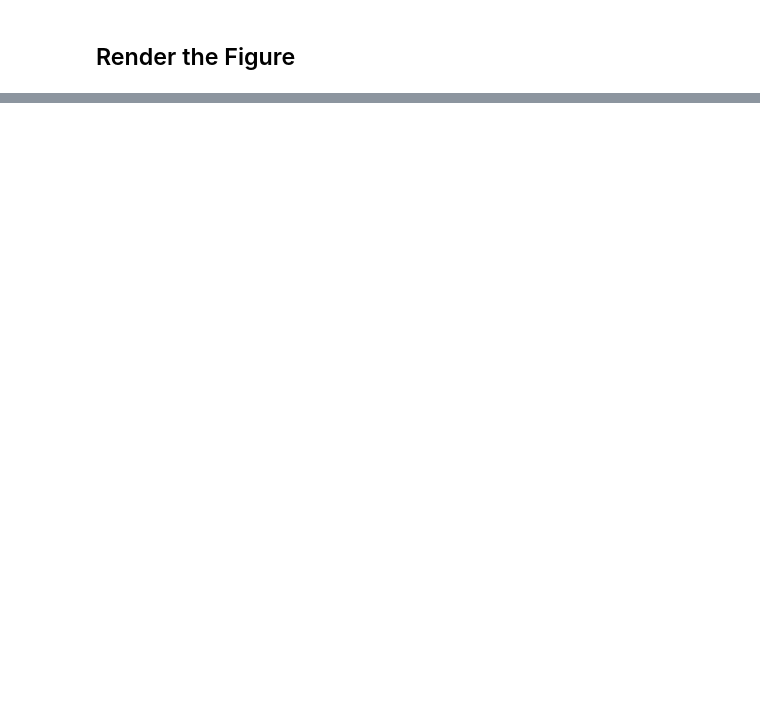
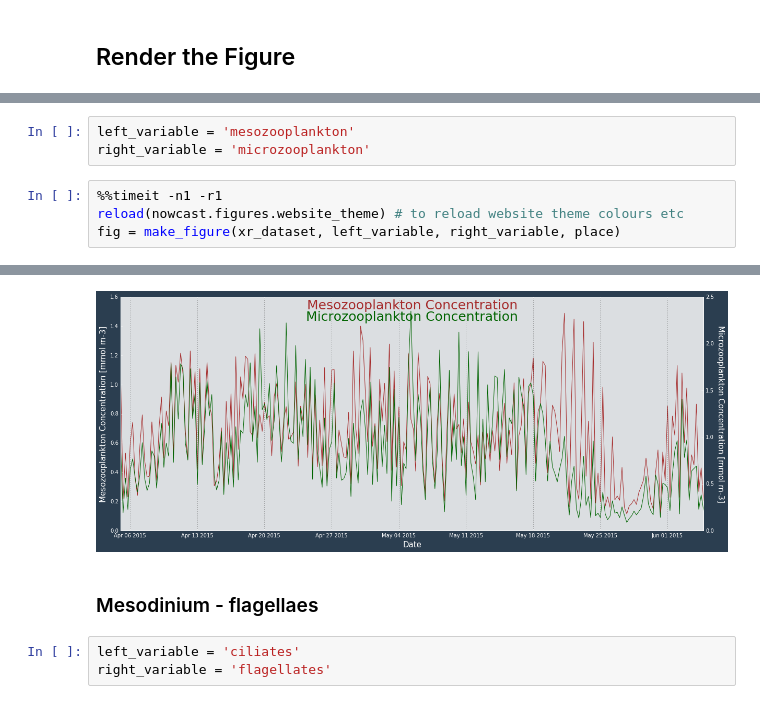
Before and after one commit to SalishSeaCast/SalishSeaNowcast, a Jupyter notebook: notebooks/figures/research/DevelopTimeSeriesPlots.ipynb, the cells around one changed output, grey strips where cells are left out. Cells and saved outputs as stored; diff of their text form; blank space fills up the shorter version.

```diff
--- a/notebooks/figures/research/DevelopTimeSeriesPlots.ipynb
+++ b/notebooks/figures/research/DevelopTimeSeriesPlots.ipynb
@@ -124,0 +144,8 @@ fig = make_figure(xr_dataset, left_variable, right_variable, time_slice, place)
+# %%
+left_variable = 'mesozooplankton'
+right_variable = 'microzooplankton'
+# %%
+%%timeit -n1 -r1
+reload(nowcast.figures.website_theme) # to reload website theme colours etc
+fig = make_figure(xr_dataset, left_variable, right_variable, place)
+# %% [output]
@@ -124,0 +153,6 @@ fig = make_figure(xr_dataset, left_variable, right_variable, time_slice, place)
+[figure, added]
+# %% [markdown]
+### Mesodinium - flagellaes
+# %%
+left_variable = 'ciliates'
+right_variable = 'flagellates'
```
Also changed, not shown: parts of 14 cells of this notebook, 1 other file.
